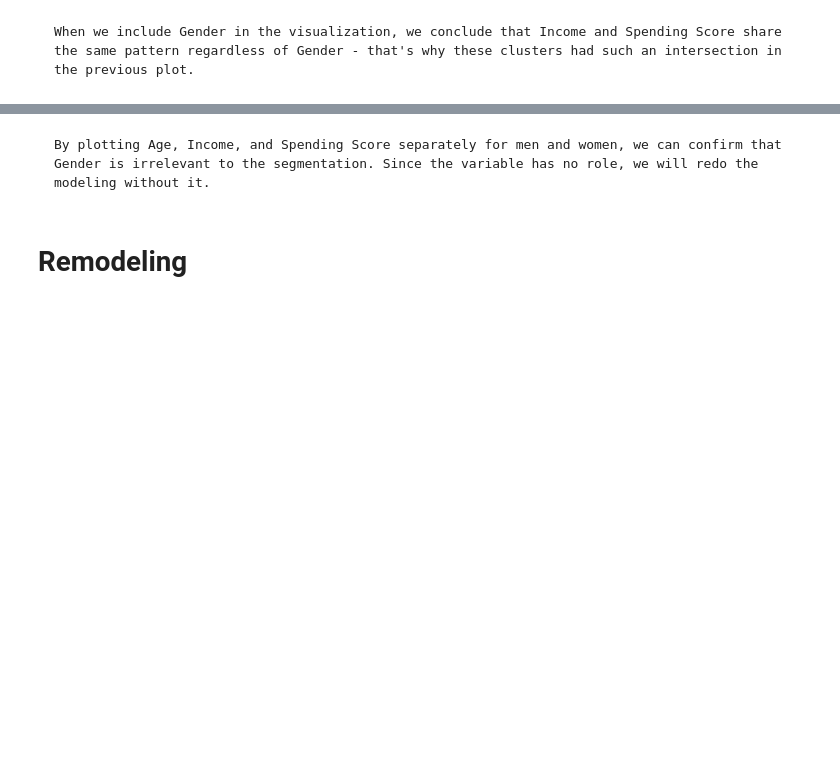
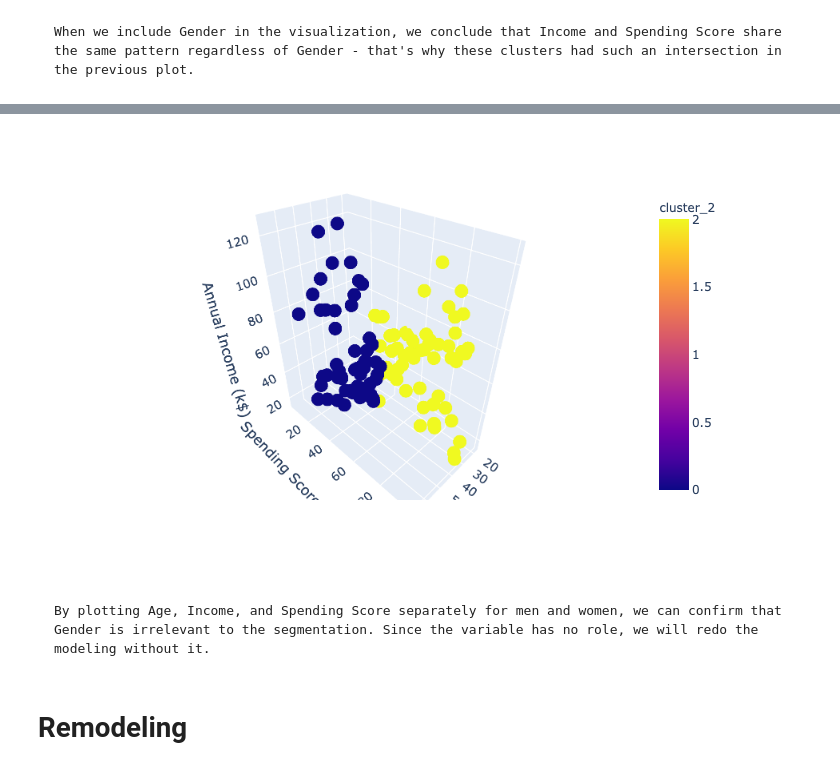
Before and after one commit to rodrigosakai/ds-projects, a Jupyter notebook: customer-segmentation/customer-segmentation.ipynb, the cells around one changed output, grey strips where cells are left out. Saved outputs shown, nothing was run; the diff lists cells and outputs as text; code cells hidden in the pictures; blank space fills up the shorter version.

```diff
--- a/customer-segmentation/customer-segmentation.ipynb
+++ b/customer-segmentation/customer-segmentation.ipynb
@@ -256,6 +261,8 @@ px.scatter_3d(male, x=age_col, y=spending_col, z=income_col,
 # %%
 female = df[df[gender_col] == "Female"]
 
-px.scatter_3d(female, x=age_col, y=spending_col, z=income_col,
+fig = px.scatter_3d(female, x=age_col, y=spending_col, z=income_col,
               color='cluster_2')
+
+fig.show("png")
 # %% [output]
@@ -263,3 +269,4 @@ px.scatter_3d(female, x=age_col, y=spending_col, z=income_col,
+[figure, added]
 # %% [markdown]
     By plotting Age, Income, and Spending Score separately for men and women, we can confirm that Gender is irrelevant to the segmentation. Since the variable has no role, we will redo the modeling without it.
 # %% [markdown]
```
Also changed, not shown: parts of 7 cells of this notebook.
